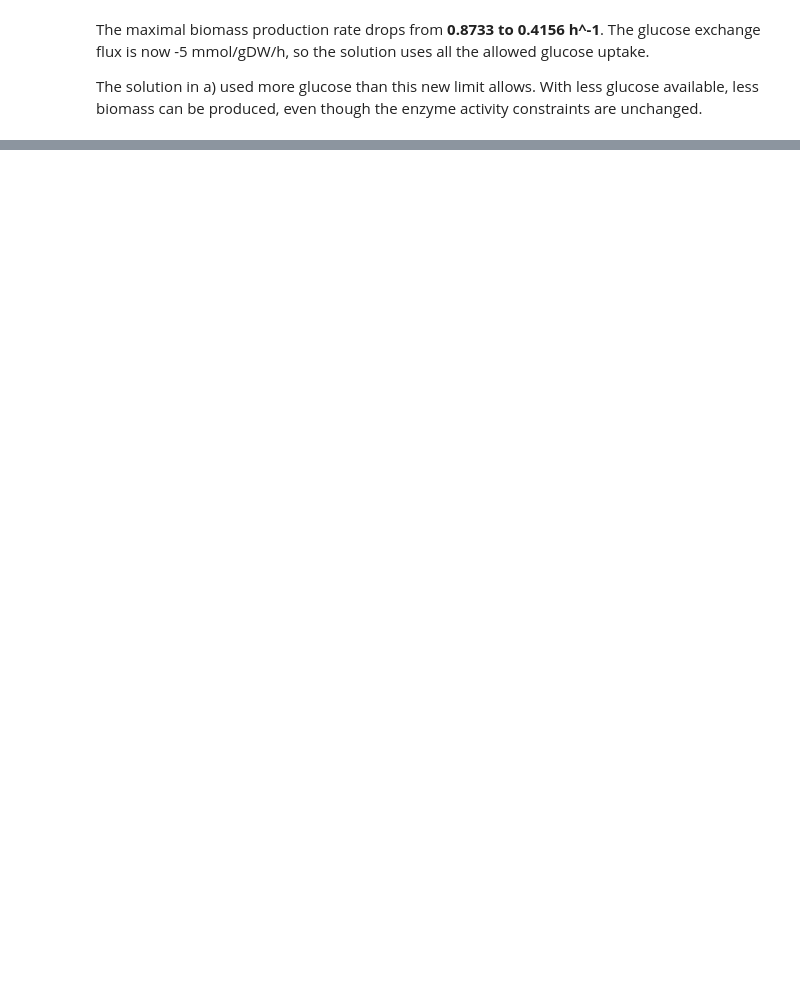
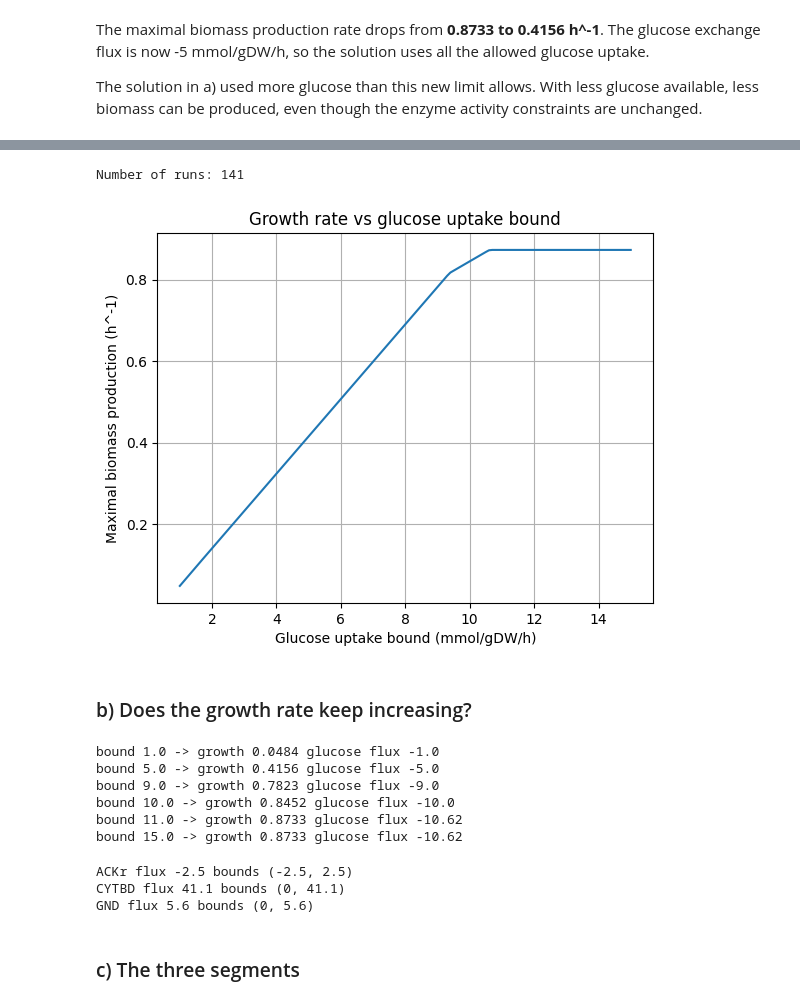
Before and after one commit to Ruczak/MMBS-Group12, a Jupyter notebook: Assignment2/modeling.ipynb, the cells around one changed output, grey strips where cells are left out. Drawn from its saved outputs; the diff is of its cells as text; code cells hidden in the pictures; blank space fills up the shorter version.

```diff
--- a/Assignment2/modeling.ipynb
+++ b/Assignment2/modeling.ipynb
@@ -344,0 +349,58 @@ The solution in a) used more glucose than this new limit allows. With less gluco
+# %%
+import matplotlib.pyplot as plt
+
+glucose = model.reactions.get_by_id("EX_glc__D_e")
+
+bounds = []
+growth = []
+results = {}
+
+bound = 1.0
+while bound <= 15.0:
+    glucose.lower_bound = -bound
+    solution = model.optimize()
+    bounds.append(bound)
+    growth.append(solution.objective_value)
+    results[bound] = solution
+    bound = round(bound + 0.1, 1)
+
+print("Number of runs:", len(bounds))
+# %% [output]
+Number of runs: 141
+# %%
+plt.plot(bounds, growth)
+plt.xlabel("Glucose uptake bound (mmol/gDW/h)")
+plt.ylabel("Maximal biomass production (h^-1)")
+plt.title("Growth rate vs glucose uptake bound")
+plt.grid()
+plt.show()
+# %% [output]
+[figure, added]
+# %% [markdown]
+### b) Does the growth rate keep increasing?
+# %%
+for b in [1.0, 5.0, 9.0, 10.0, 11.0, 15.0]:
+    s = results[b]
+    print("bound", b, "-> growth", round(s.objective_value, 4), "glucose flux", round(s.fluxes["EX_glc__D_e"], 3))
+# %% [output]
+bound 1.0 -> growth 0.0484 glucose flux -1.0
+bound 5.0 -> growth 0.4156 glucose flux -5.0
+bound 9.0 -> growth 0.7823 glucose flux -9.0
+bound 10.0 -> growth 0.8452 glucose flux -10.0
+bound 11.0 -> growth 0.8733 glucose flux -10.62
+bound 15.0 -> growth 0.8733 glucose flux -10.62
+# %%
+# check which constrained reactions are at their limit when glucose is not limiting
+s = results[15.0]
+for reaction in model.reactions:
+    if reaction.id not in activity_data:
+        continue
+    flux = s.fluxes[reaction.id]
+    if flux != 0 and (abs(flux - reaction.upper_bound) < 1e-6 or abs(flux - reaction.lower_bound) < 1e-6):
+        print(reaction.id, "flux", round(flux, 3), "bounds", reaction.bounds)
+# %% [output]
+ACKr flux -2.5 bounds (-2.5, 2.5)
+CYTBD flux 41.1 bounds (0, 41.1)
+GND flux 5.6 bounds (0, 5.6)
+# %% [markdown]
+### c) The three segments
```
Also changed, not shown: parts of 6 cells of this notebook, 1 other file.
